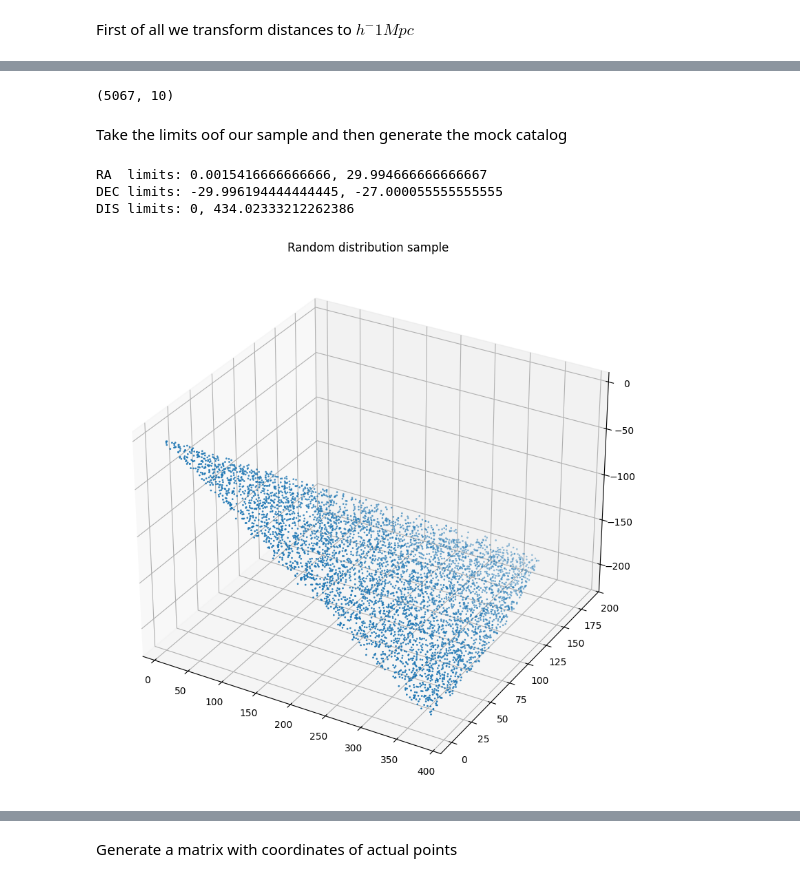
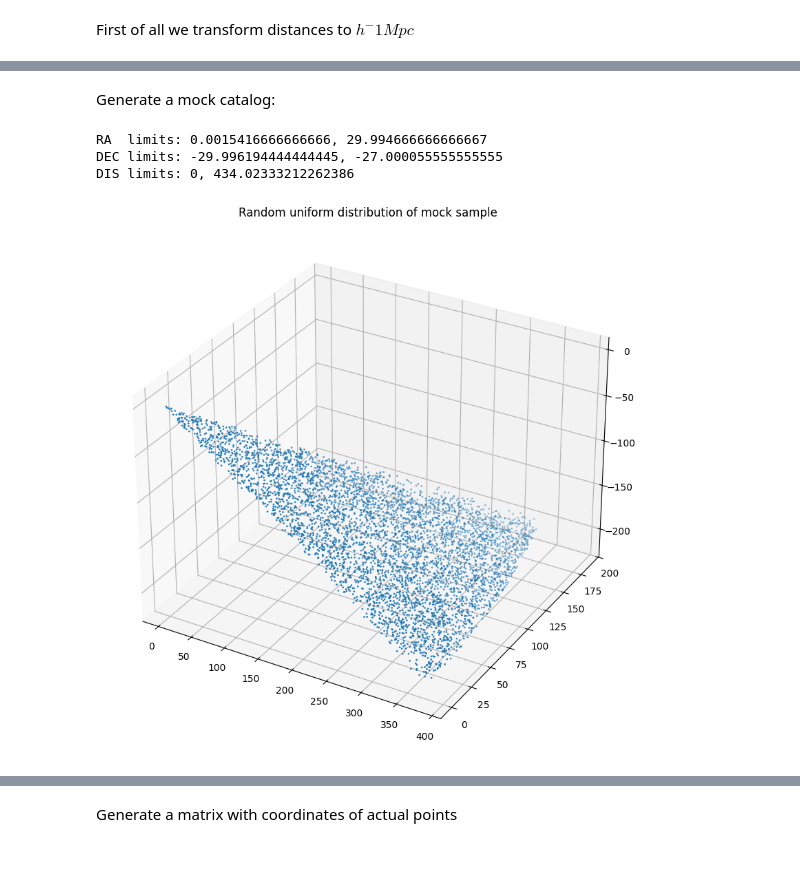
Before and after one commit to carlostp12/tfm, a Jupyter notebook: python/notebook/notebook-2df.ipynb, the cells around one changed output, grey strips where cells are left out. Saved outputs shown, nothing was run; the diff lists cells and outputs as text; code cells hidden in the pictures.

```diff
--- a/python/notebook/notebook-2df.ipynb
+++ b/python/notebook/notebook-2df.ipynb
@@ -48,9 +81,5 @@ def parse_distance_megaparsecs(d):
 # %% [markdown]
 First of all we transform distances to $h^-1Mpc$
 # %%
-data['dist_mp'] = data['dist'].apply(parse_distance_megaparsecs)
-data['x'] = data['x'].apply(parse_megaparsecs)
-data['y'] = data['y'].apply(parse_megaparsecs)
-data['z'] = data['z'].apply(parse_megaparsecs)
 data
 # %% [output]
@@ -90,40 +99,15 @@ See the caveats in the documentation: https://pandas.pydata.org/pandas-docs/stab
-# %%
-min_redsifth = 0.0
-max_redsifth = 0.15
-ra_min = 0.0
-ra_sup = 30
-dec_min = -36.0
-dec_sup = -25.0
-
-dec_min = -30.0
-dec_sup = -27.0
-data_sample = data[(data['ra'] <= ra_sup) & (data['ra'] >= ra_min)
-                & (data['dec'] >= dec_min) & (data['dec'] <= dec_sup)
-                & (data['redshift'] >= min_redsifth)
-                & (data['redshift'] <= max_redsifth)]
-min_redsifth = data_sample['redshift'].min()
-max_redsifth = data_sample['redshift'].max()
-ra_min = data_sample['ra'].min()
-ra_sup = data_sample['ra'].max()
-dec_min = data_sample['dec'].min()
-dec_sup = data_sample['dec'].max()
-max_dist = max(data_sample['dist_mp'])
-min_dist = 0
-data = data_sample
-data_sample.shape
-# %% [output]
-(5067, 10)
+# %% [markdown]
+Generate a mock catalog:
 # %%
-# Podemos hacer el ejercicio usando las funciones de numpy
 import numpy as np
 import matplotlib.pyplot as plt
 import math
 
-# Para cada diferencial de volumen queremos el mismo número de galaxias.
-# dV = d(ro^3/3)d(sin(dec))d(ra)  --> para angúlos pequeños sin(dec) ~ dec
+# Foereach dV we get the same number of galaxies.
+# dV = (ro^2)dr sin(dec) d(ra)  --> para angúlos pequeños sin(dec) ~ dec
 
 def ro_t(x):
-    """ returns the result of x^3/3 """
+    """ returns the result of x^2 """
     return x**2
 
 # definimos función para generar el catálogo simulado
@@ -183,21 +167,19 @@ def simulateCatalog(limits, n_gal, plotRho = False):
         pos_cat = np.column_stack((x_cat, y_cat, z_cat))
 
         return pos_cat
+
+limits = {'ra_min': ra_min, 'ra_max': ra_sup,
+          "dec_min": dec_min, "dec_max": dec_sup,
+          "dist_min": min_dist, "dist_max": max_dist}
+
+p_cat = simulateCatalog(limits, len(data), plotRho = False)
+print("RA  limits: {}, {}".format(ra_min, ra_sup))
+print("DEC limits: {}, {}".format(dec_min, dec_sup))
+print("DIS limits: {}, {}".format(min_dist, max_dist))
+# %% [output]
+RA  limits: 0.0015416666666666, 29.994666666666667
+DEC limits: -29.996194444444445, -27.000055555555555
+DIS limits: 0, 434.02333212262386
-# %% [markdown]
-Take the limits oof our sample and then generate the mock catalog
-# %%
-limits = {'ra_min': ra_min, 'ra_max': ra_sup,
-          "dec_min": dec_min, "dec_max": dec_sup,
-          "dist_min": min_dist, "dist_max": max_dist}
-
-p_cat = simulateCatalog(limits, len(data), plotRho = False)
-print("RA  limits: {}, {}".format(ra_min, ra_sup))
-print("DEC limits: {}, {}".format(dec_min, dec_sup))
-print("DIS limits: {}, {}".format(min_dist, max_dist))
-# %% [output]
-RA  limits: 0.0015416666666666, 29.994666666666667
-DEC limits: -29.996194444444445, -27.000055555555555
-DIS limits: 0, 434.02333212262386
 # %%
 xx = list()
 yx = list()
@@ -209,11 +191,11 @@ for p in p_cat:
 # %%
 plt.figure(figsize=(10, 10))
 ax = plt.axes(projection='3d')
 ax.scatter(xx, yx, zx, s=2, linewidth=0.5)
-plt.title("Random distribution sample")
+plt.title("Random uniform distribution of mock sample")
 plt.show()
 # %% [output]
-[figure, old version]
+[figure, new version]
 # %%
 
 X = data[[ 'x', 'y', 'z']]
```
Also changed, not shown: parts of 10 cells of this notebook, 1 other file.
